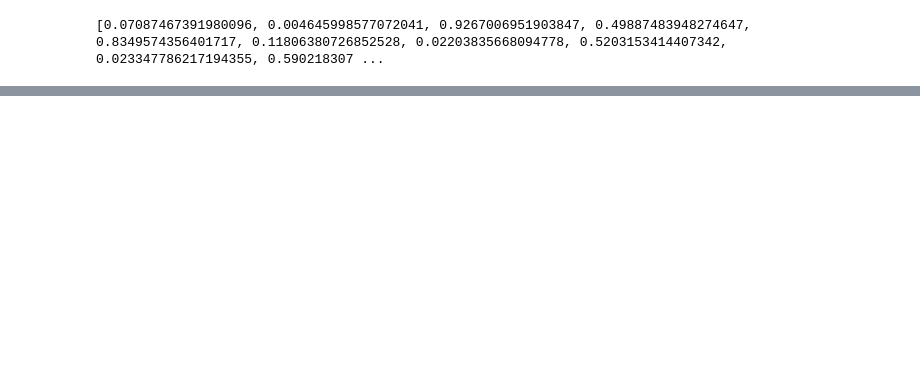
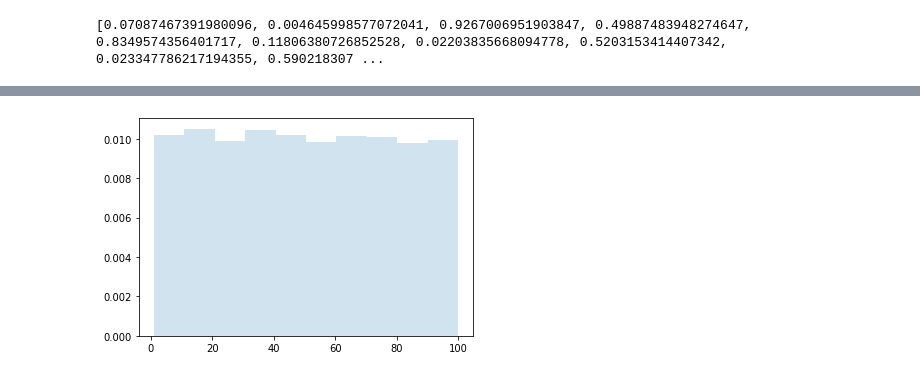
Before and after one commit to twyunting/CSC-632_Intro-to-Simulation-and-Modeling, a Jupyter notebook: homeworks/hw2/CSC-632 HW2_Coding.ipynb, the cells around one changed output, grey strips where cells are left out. Saved outputs shown, nothing was run; the diff lists cells and outputs as text; code cells hidden in the pictures; blank space fills up the shorter version.

```diff
--- a/homeworks/hw2/CSC-632 HW2_Coding.ipynb
+++ b/homeworks/hw2/CSC-632 HW2_Coding.ipynb
@@ -69,0 +66,10 @@ print(q)
+# %%
+a = 1 # the extreme small random sample in n times
+b = 100 # the extreme large random sample in n times
+n = 10000
+DataPop = list(np.random.uniform(a, b, n))
+
+plt.hist(DataPop, density=True, histtype='stepfilled', alpha=0.2)
+plt.show()
+# %% [output]
+[figure, added]
```
Also changed, not shown: parts of 3 cells of this notebook.
